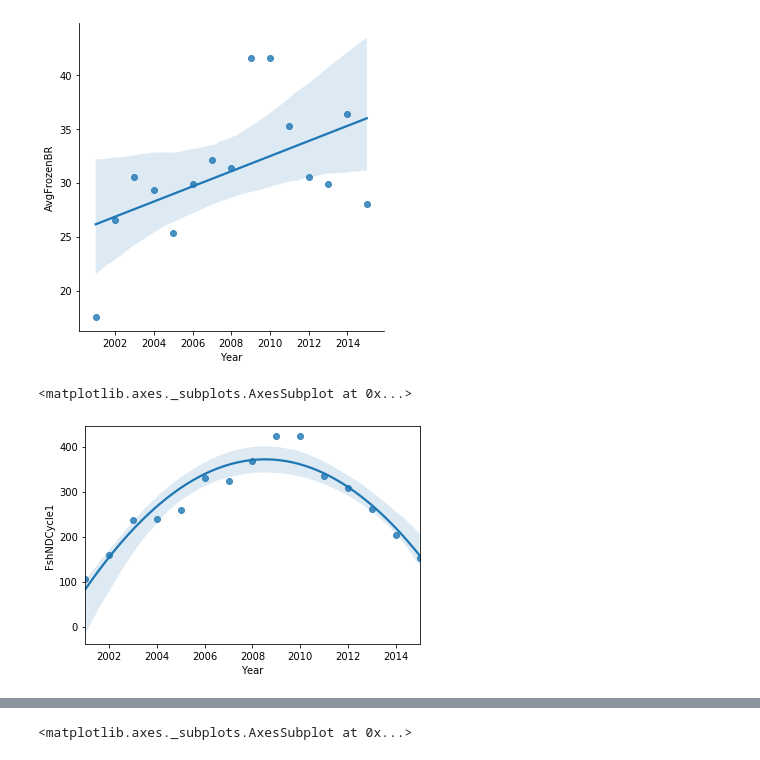
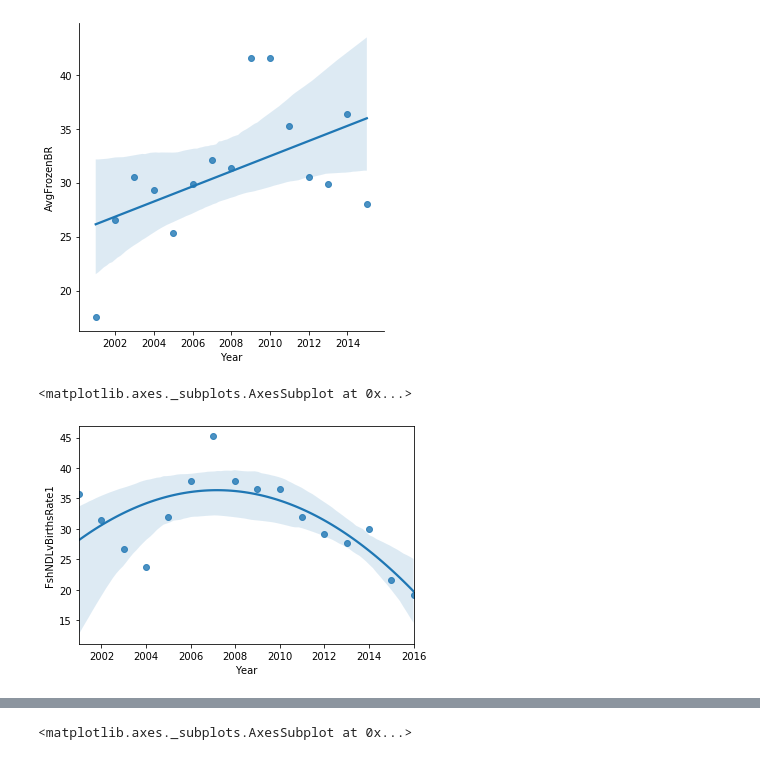
Before and after one commit to jberger1221/Insight, a Jupyter notebook: Clean_Data.ipynb, the cells around one changed output, grey strips where cells are left out. Drawn from its saved outputs; the diff is of its cells as text; code cells hidden in the pictures.

```diff
--- a/Clean_Data.ipynb
+++ b/Clean_Data.ipynb
@@ -363,10 +368,10 @@ sns.lmplot(data = df_clean[df_clean['PrevClinName1']=="COLUMBIA UNIVERSITY CENTE
 <seaborn.axisgrid.FacetGrid at 0x...>
 [figure]
 # %%
-sns.regplot(data = df_clean[df_clean['PrevClinName1']=="COLUMBIA UNIVERSITY CENTER FOR WOMEN'S REPRODUCTIVE CARE"],x='Year',y='FshNDCycle1',order=2)
+sns.regplot(data = df_clean[df_clean['PrevClinName1']=="COLUMBIA UNIVERSITY CENTER FOR WOMEN'S REPRODUCTIVE CARE"],x='Year',y='FshNDLvBirthsRate1',order=2)
 # %% [output]
 <matplotlib.axes._subplots.AxesSubplot at 0x...>
-[figure, old version]
+[figure, new version]
 # %%
 df_test = df[df['PrevClinName1']=="COLUMBIA UNIVERSITY CENTER FOR WOMEN'S REPRODUCTIVE CARE"]
 # %%
```
Also changed, not shown: parts of 65 cells of this notebook.
